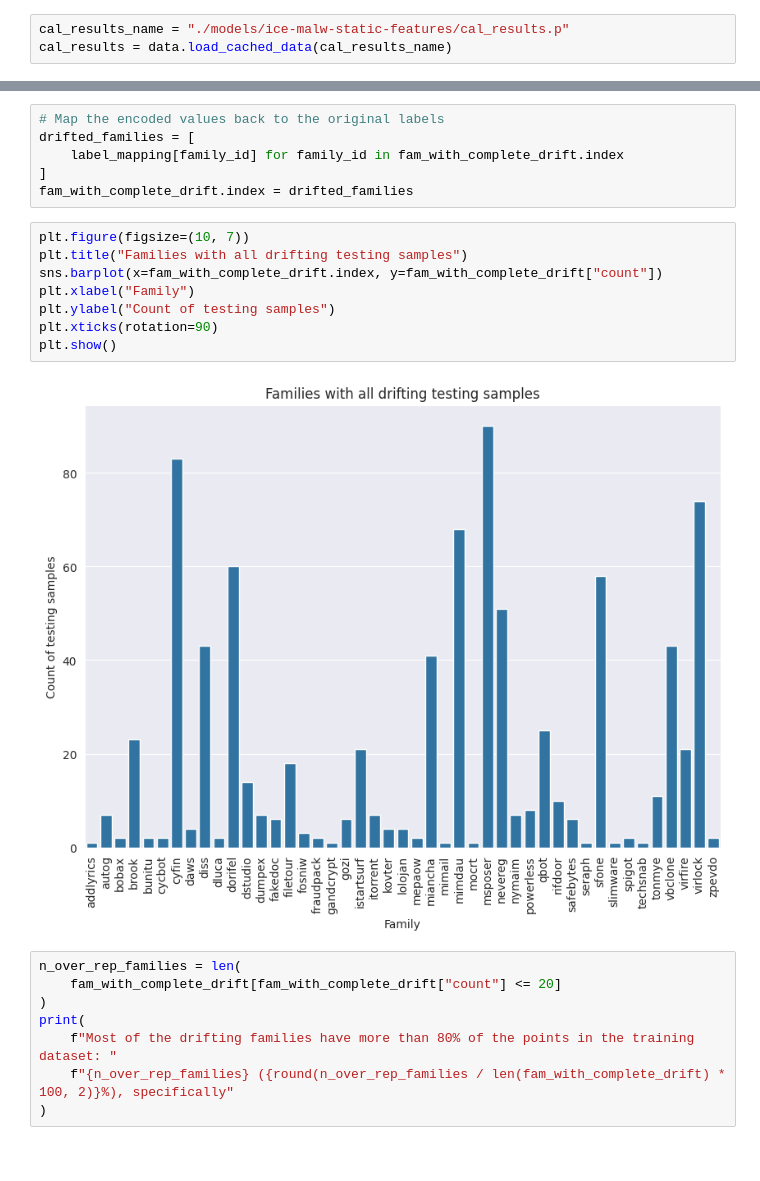
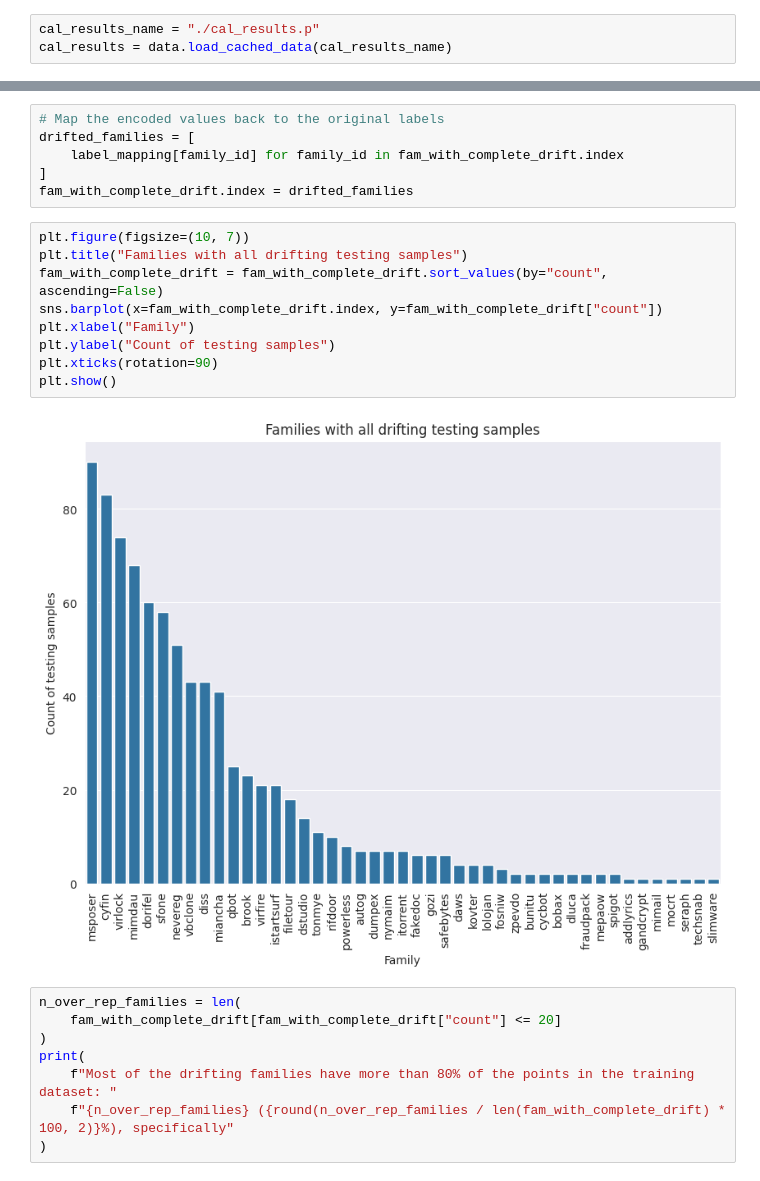
Before and after one commit to w-disaster/transcendent-multiclass, a Jupyter notebook: concept_drift.ipynb, the cells around one changed output, grey strips where cells are left out. Drawn from its saved outputs; the diff is of its cells as text.

```diff
--- a/concept_drift.ipynb
+++ b/concept_drift.ipynb
@@ -62,7 +63,7 @@ X_proper_train.shape, X_cal.shape
 # %% [output]
 ((24702, 46096), (12726, 46096))
 # %%
-cal_results_name = "./models/ice-malw-static-features/cal_results.p"
+cal_results_name = "./cal_results.p"
 cal_results = data.load_cached_data(cal_results_name)
 # %%
 model_name = "./models/ice-malw-static-features/rf_cal_fold_ice_0.34.p"
@@ -360,13 +348,14 @@ fam_with_complete_drift.index = drifted_families
 # %%
 plt.figure(figsize=(10, 7))
 plt.title("Families with all drifting testing samples")
+fam_with_complete_drift = fam_with_complete_drift.sort_values(by="count", ascending=False)
 sns.barplot(x=fam_with_complete_drift.index, y=fam_with_complete_drift["count"])
 plt.xlabel("Family")
 plt.ylabel("Count of testing samples")
 plt.xticks(rotation=90)
 plt.show()
 # %% [output]
-[figure, old version]
+[figure, new version]
 # %%
 n_over_rep_families = len(
     fam_with_complete_drift[fam_with_complete_drift["count"] <= 20]
```
Also changed, not shown: parts of 7 cells of this notebook, 2 other files.
